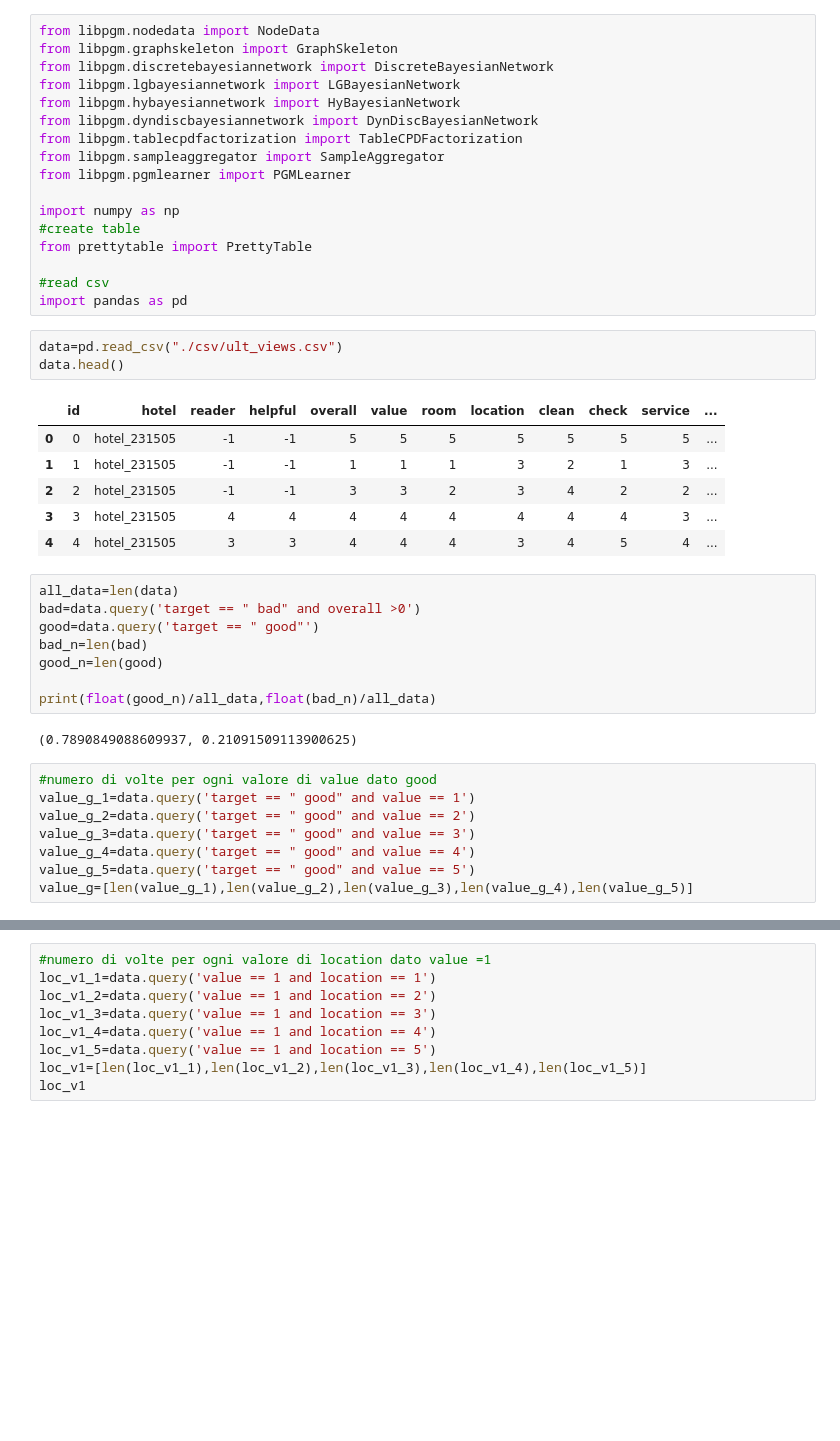
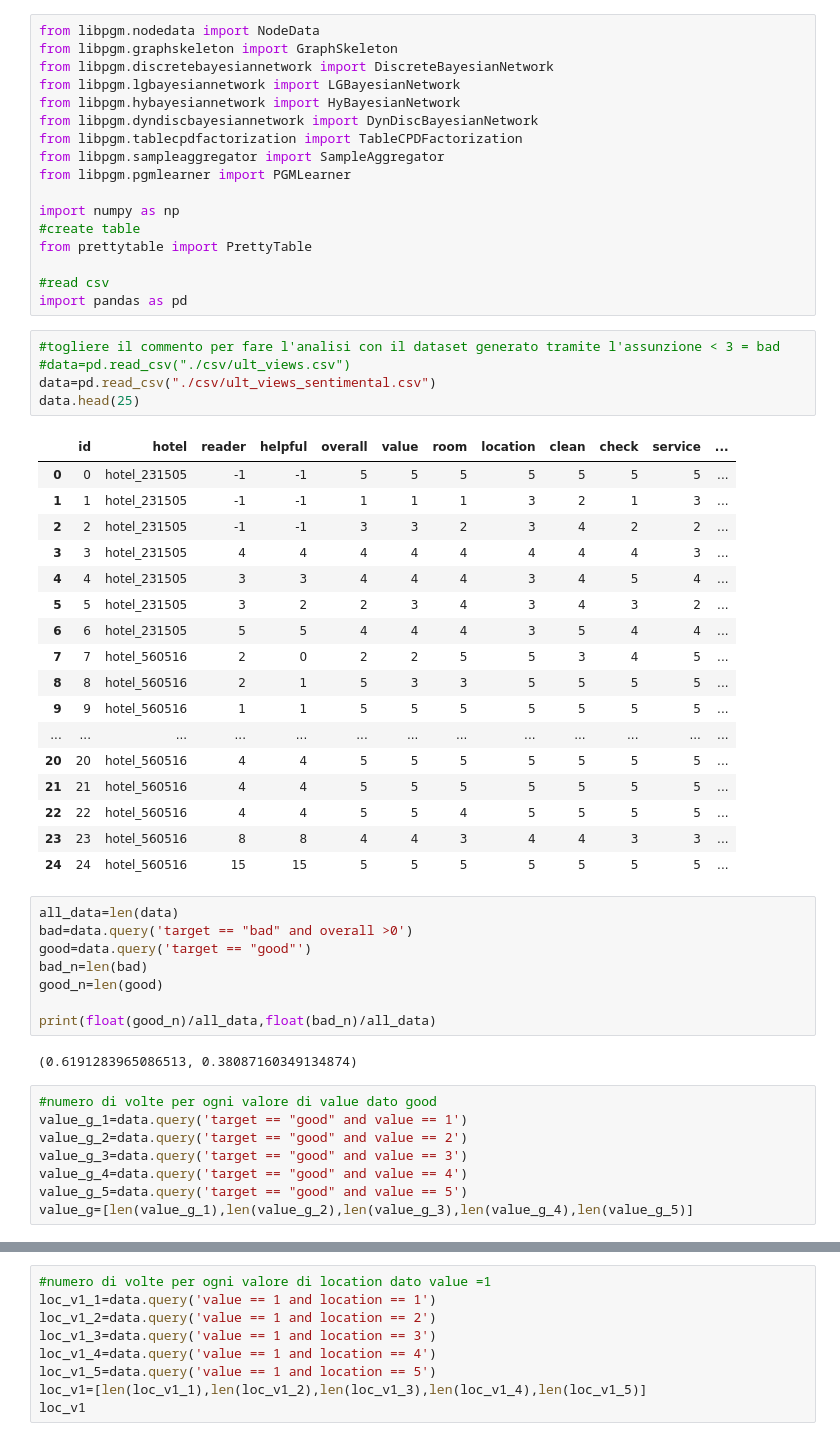
Before and after one commit to ricardoanibalmatamorosaragon/prediction_tripadvisor, a Jupyter notebook: bayesian_nw.ipynb, the cells around one changed output, grey strips where cells are left out. Drawn from its saved outputs; the diff is of its cells as text; blank space fills up the shorter version.

```diff
--- a/bayesian_nw.ipynb
+++ b/bayesian_nw.ipynb
@@ -15,33 +15,46 @@ from prettytable import PrettyTable
 
 #read csv
 import pandas as pd
-# %%
-data=pd.read_csv("./csv/ult_views.csv")
-data.head()
-# %% [output]
-|  | id | hotel | reader | helpful | overall | value | room | location | clean | check | service | ... |
-| 0 | 0 | hotel_231505 | -1 | -1 | 5 | 5 | 5 | 5 | 5 | 5 | 5 | ... |
-| 1 | 1 | hotel_231505 | -1 | -1 | 1 | 1 | 1 | 3 | 2 | 1 | 3 | ... |
-| 2 | 2 | hotel_231505 | -1 | -1 | 3 | 3 | 2 | 3 | 4 | 2 | 2 | ... |
-| 3 | 3 | hotel_231505 | 4 | 4 | 4 | 4 | 4 | 4 | 4 | 4 | 3 | ... |
-| 4 | 4 | hotel_231505 | 3 | 3 | 4 | 4 | 4 | 3 | 4 | 5 | 4 | ... |
+# %%
+#togliere il commento per fare l'analisi con il dataset generato tramite l'assunzione < 3 = bad
+#data=pd.read_csv("./csv/ult_views.csv")
+data=pd.read_csv("./csv/ult_views_sentimental.csv")
+data.head(25)
+# %% [output]
+|  | id | hotel | reader | helpful | overall | value | room | location | clean | check | service | ... |
+| 0 | 0 | hotel_231505 | -1 | -1 | 5 | 5 | 5 | 5 | 5 | 5 | 5 | ... |
+| 1 | 1 | hotel_231505 | -1 | -1 | 1 | 1 | 1 | 3 | 2 | 1 | 3 | ... |
+| 2 | 2 | hotel_231505 | -1 | -1 | 3 | 3 | 2 | 3 | 4 | 2 | 2 | ... |
+| 3 | 3 | hotel_231505 | 4 | 4 | 4 | 4 | 4 | 4 | 4 | 4 | 3 | ... |
+| 4 | 4 | hotel_231505 | 3 | 3 | 4 | 4 | 4 | 3 | 4 | 5 | 4 | ... |
+| 5 | 5 | hotel_231505 | 3 | 2 | 2 | 3 | 4 | 3 | 4 | 3 | 2 | ... |
+| 6 | 6 | hotel_231505 | 5 | 5 | 4 | 4 | 4 | 3 | 5 | 4 | 4 | ... |
+| 7 | 7 | hotel_560516 | 2 | 0 | 2 | 2 | 5 | 5 | 3 | 4 | 5 | ... |
+| 8 | 8 | hotel_560516 | 2 | 1 | 5 | 3 | 3 | 5 | 5 | 5 | 5 | ... |
+| 9 | 9 | hotel_560516 | 1 | 1 | 5 | 5 | 5 | 5 | 5 | 5 | 5 | ... |
+| ... | ... | ... | ... | ... | ... | ... | ... | ... | ... | ... | ... | ... |
+| 20 | 20 | hotel_560516 | 4 | 4 | 5 | 5 | 5 | 5 | 5 | 5 | 5 | ... |
+| 21 | 21 | hotel_560516 | 4 | 4 | 5 | 5 | 5 | 5 | 5 | 5 | 5 | ... |
+| 22 | 22 | hotel_560516 | 4 | 4 | 5 | 5 | 4 | 5 | 5 | 5 | 5 | ... |
+| 23 | 23 | hotel_560516 | 8 | 8 | 4 | 4 | 3 | 4 | 4 | 3 | 3 | ... |
+| 24 | 24 | hotel_560516 | 15 | 15 | 5 | 5 | 5 | 5 | 5 | 5 | 5 | ... |
 # %%
 all_data=len(data)
-bad=data.query('target == " bad" and overall >0')
-good=data.query('target == " good"')
+bad=data.query('target == "bad" and overall >0')
+good=data.query('target == "good"')
 bad_n=len(bad)
 good_n=len(good)
 
 print(float(good_n)/all_data,float(bad_n)/all_data)
 # %% [output]
-(0.7890849088609937, 0.21091509113900625)
+(0.6191283965086513, 0.38087160349134874)
 # %%
 #numero di volte per ogni valore di value dato good
-value_g_1=data.query('target == " good" and value == 1')
-value_g_2=data.query('target == " good" and value == 2')
-value_g_3=data.query('target == " good" and value == 3')
-value_g_4=data.query('target == " good" and value == 4')
-value_g_5=data.query('target == " good" and value == 5')
+value_g_1=data.query('target == "good" and value == 1')
+value_g_2=data.query('target == "good" and value == 2')
+value_g_3=data.query('target == "good" and value == 3')
+value_g_4=data.query('target == "good" and value == 4')
+value_g_5=data.query('target == "good" and value == 5')
 value_g=[len(value_g_1),len(value_g_2),len(value_g_3),len(value_g_4),len(value_g_5)]
 # %%
 #numero di volte per ogni valore di value dato bad
```
Also changed, not shown: parts of 7 cells of this notebook.
